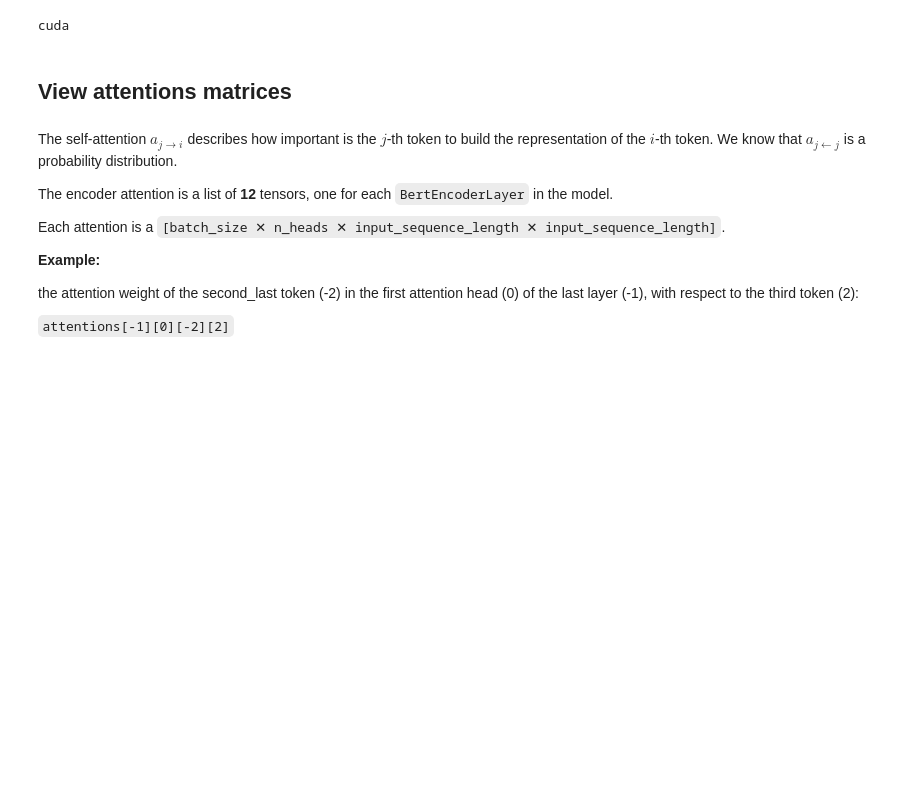
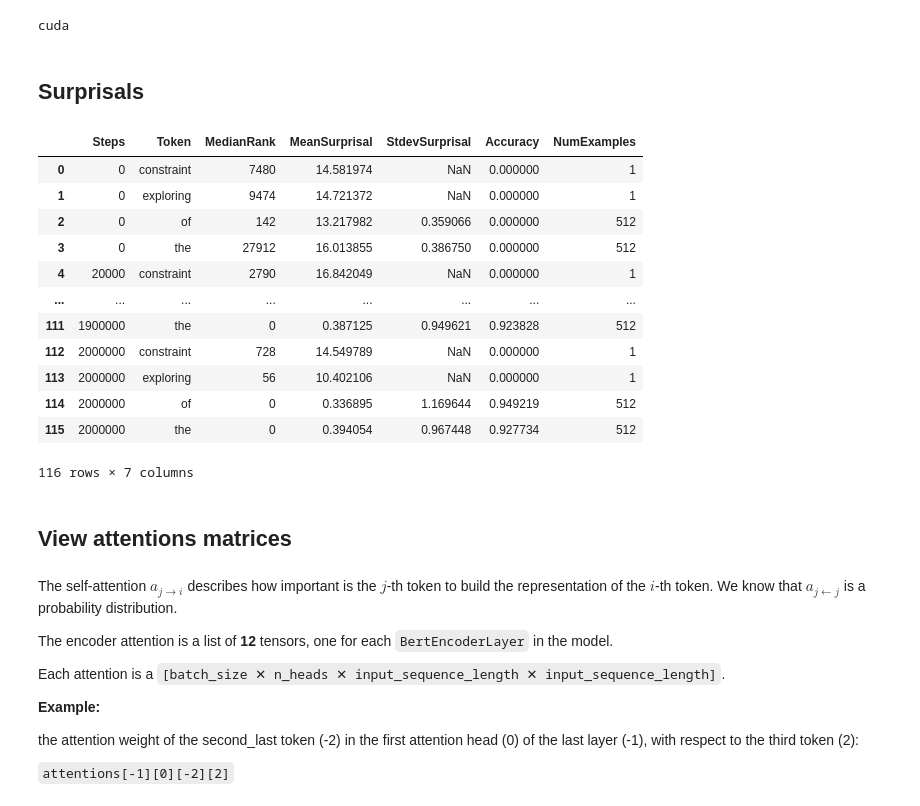
Before and after one commit to NazaninShafiabadi/NeuralLMs, a Jupyter notebook: src/representations.ipynb, the cells around one changed output. Drawn from its saved outputs; the diff is of its cells as text; code cells hidden in the pictures; blank space fills up the shorter version.

```diff
--- a/src/representations.ipynb
+++ b/src/representations.ipynb
@@ -16,5 +16,24 @@ model = AutoModelForMaskedLM.from_pretrained('google/multiberts-seed_0').to(devi
 # %% [output]
 cuda
+# %% [markdown]
+## Surprisals
+# %%
+surprisals = pd.read_csv('../results/toy_surprisals.txt', sep='\t')
+surprisals
+# %% [output]
+|  | Steps | Token | MedianRank | MeanSurprisal | StdevSurprisal | Accuracy | NumExamples |
+| 0 | 0 | constraint | 7480 | 14.581974 | NaN | 0.000000 | 1 |
+| 1 | 0 | exploring | 9474 | 14.721372 | NaN | 0.000000 | 1 |
+| 2 | 0 | of | 142 | 13.217982 | 0.359066 | 0.000000 | 512 |
+| 3 | 0 | the | 27912 | 16.013855 | 0.386750 | 0.000000 | 512 |
+| 4 | 20000 | constraint | 2790 | 16.842049 | NaN | 0.000000 | 1 |
+| ... | ... | ... | ... | ... | ... | ... | ... |
+| 111 | 1900000 | the | 0 | 0.387125 | 0.949621 | 0.923828 | 512 |
+| 112 | 2000000 | constraint | 728 | 14.549789 | NaN | 0.000000 | 1 |
+| 113 | 2000000 | exploring | 56 | 10.402106 | NaN | 0.000000 | 1 |
+| 114 | 2000000 | of | 0 | 0.336895 | 1.169644 | 0.949219 | 512 |
+| 115 | 2000000 | the | 0 | 0.394054 | 0.967448 | 0.927734 | 512 |
+116 rows × 7 columns
 # %% [markdown]
 ## View attentions matrices
 # %% [markdown]
```
Also changed, not shown: parts of 2 cells of this notebook, 9 other files.
